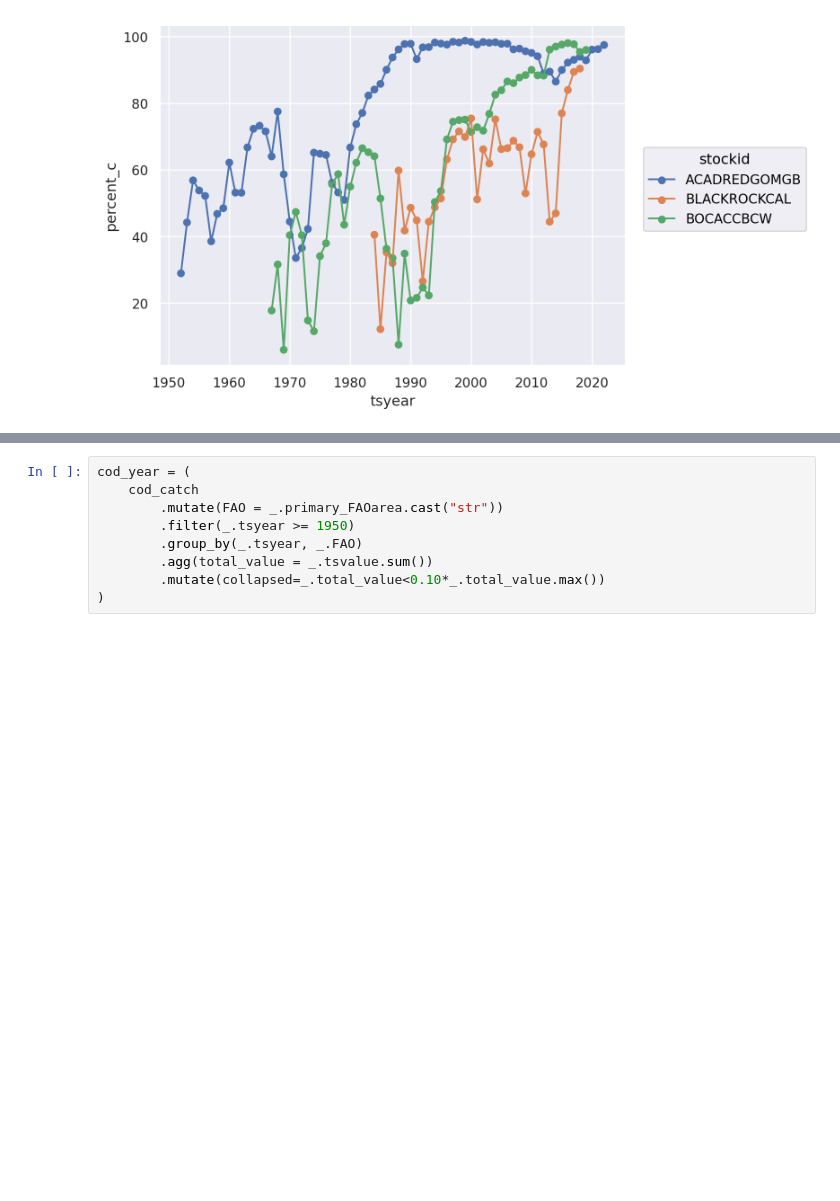
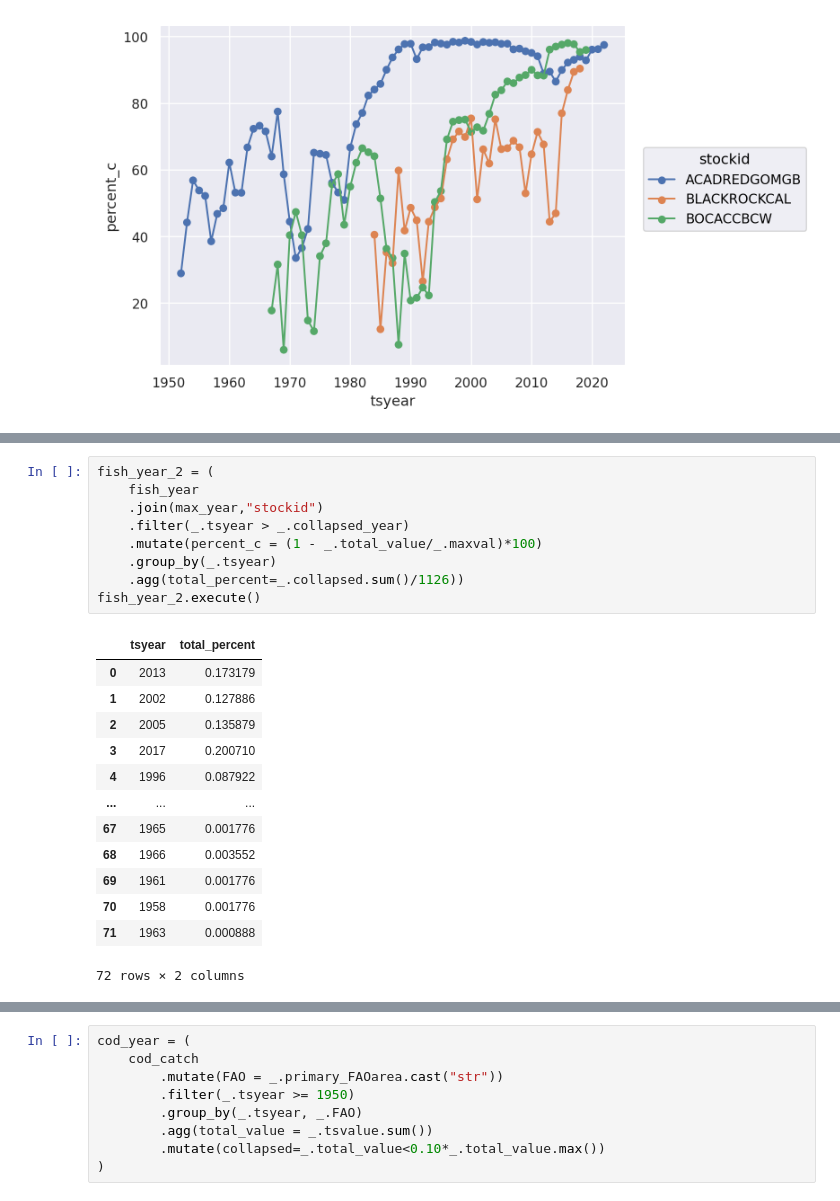
Before and after one commit to espm-288/fish-fishy-fish, a Jupyter notebook: notebook.ipynb, the cells around one changed output, grey strips where cells are left out. Drawn from its saved outputs; the diff is of its cells as text; blank space fills up the shorter version.

```diff
--- a/notebook.ipynb
+++ b/notebook.ipynb
@@ -205,0 +222,23 @@ fish_year_1.execute()
+# %%
+fish_year_2 = (
+    fish_year
+    .join(max_year,"stockid")
+    .filter(_.tsyear > _.collapsed_year)
+    .mutate(percent_c = (1 - _.total_value/_.maxval)*100)
+    .group_by(_.tsyear)
+    .agg(total_percent=_.collapsed.sum()/1126))
+fish_year_2.execute()
+# %% [output]
+|  | tsyear | total_percent |
+| 0 | 2013 | 0.173179 |
+| 1 | 2002 | 0.127886 |
+| 2 | 2005 | 0.135879 |
+| 3 | 2017 | 0.200710 |
+| 4 | 1996 | 0.087922 |
+| ... | ... | ... |
+| 67 | 1965 | 0.001776 |
+| 68 | 1966 | 0.003552 |
+| 69 | 1961 | 0.001776 |
+| 70 | 1958 | 0.001776 |
+| 71 | 1963 | 0.000888 |
+72 rows × 2 columns
```
Also changed, not shown: parts of 9 cells of this notebook.
